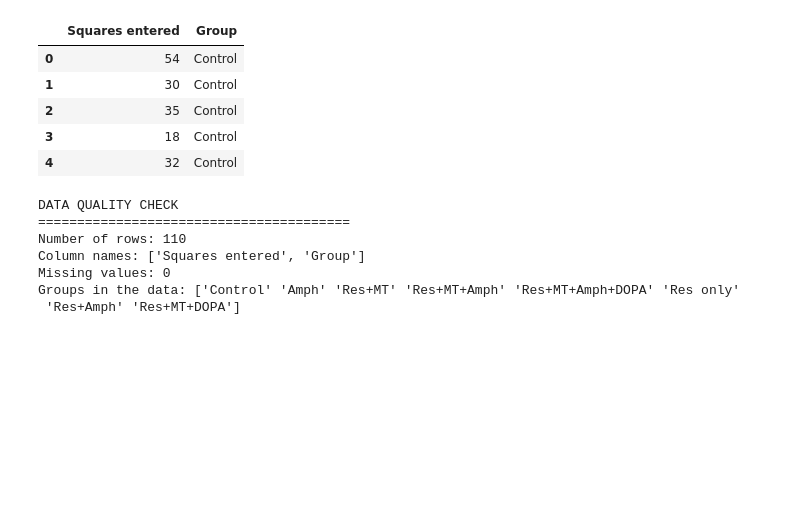
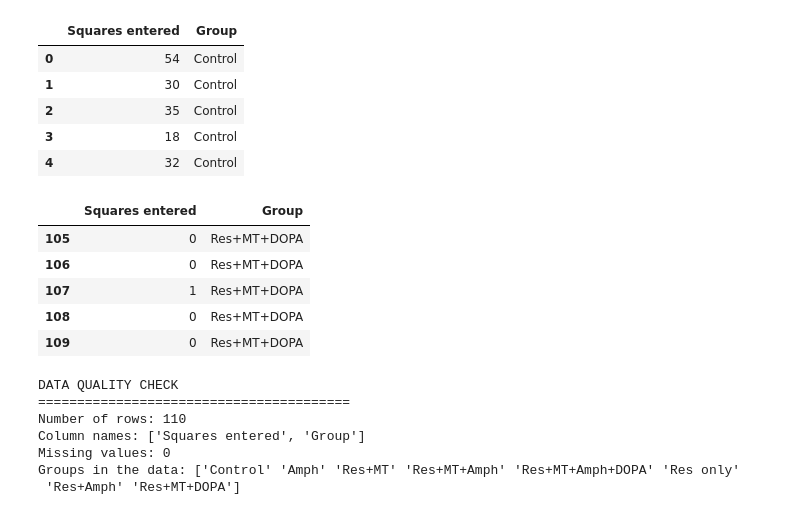
Before and after one commit to cmahlen/python-stats-demo, a Jupyter notebook: Python_vs_JASP_Lab_v2.ipynb, the cells around one changed output. Cells and saved outputs as stored; diff of their text form; code cells hidden in the pictures; blank space fills up the shorter version.

```diff
--- a/Python_vs_JASP_Lab_v2.ipynb
+++ b/Python_vs_JASP_Lab_v2.ipynb
@@ -92,6 +95,16 @@ anova_df.head()
 | 2 | 35 | Control |
 | 3 | 18 | Control |
 | 4 | 32 | Control |
+# %%
+# You can also look at the last five rows with .tail()
+anova_df.tail()
+# %% [output]
+|  | Squares entered | Group |
+| 105 | 0 | Res+MT+DOPA |
+| 106 | 0 | Res+MT+DOPA |
+| 107 | 1 | Res+MT+DOPA |
+| 108 | 0 | Res+MT+DOPA |
+| 109 | 0 | Res+MT+DOPA |
 # %%
 # More quality checks — always do these after loading data!
 
```
Also changed, not shown: parts of 2 cells of this notebook.
